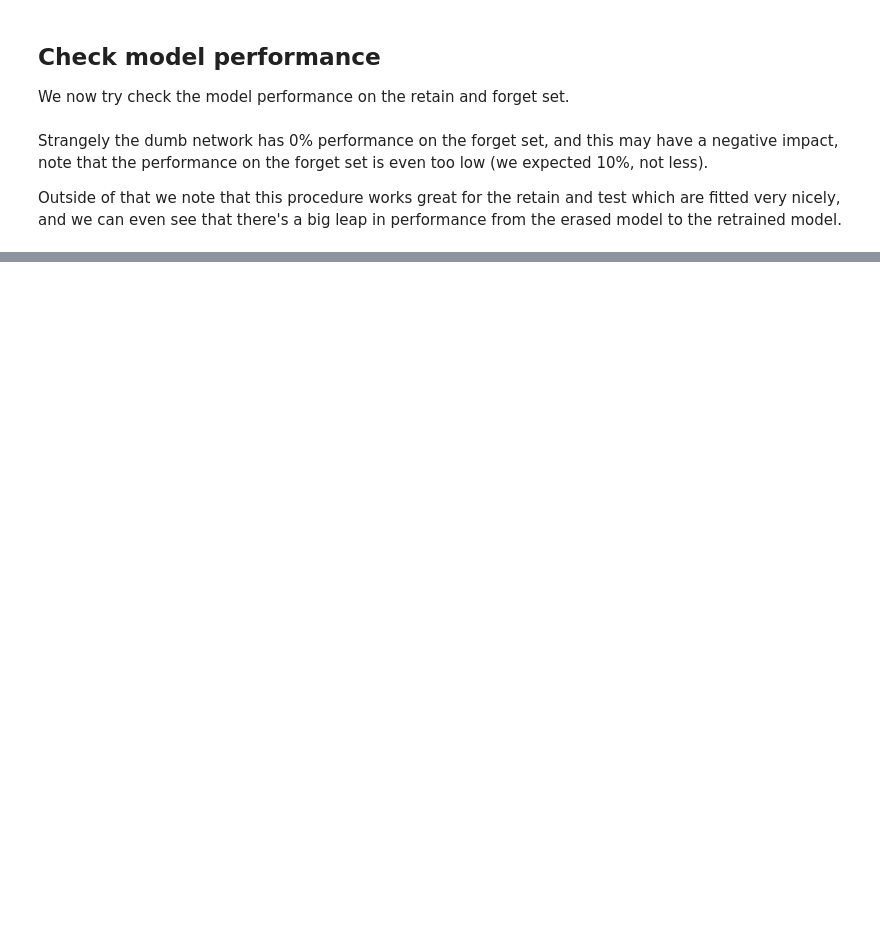
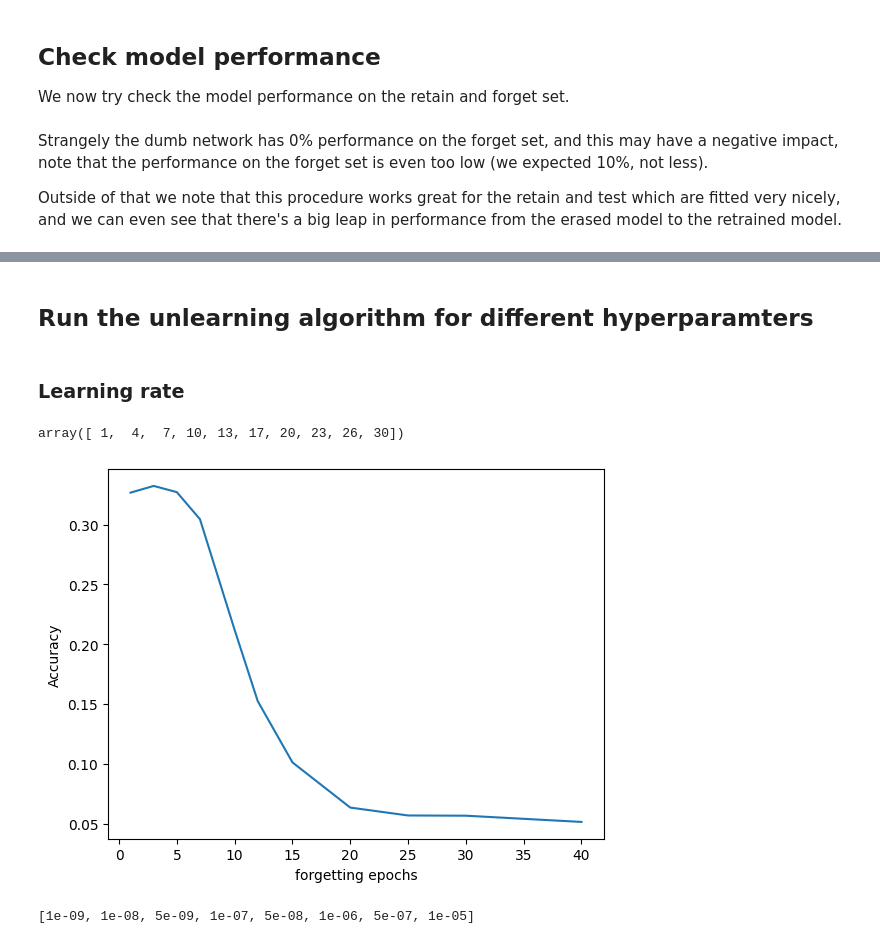
Before and after one commit to nem-42098/SL_Proj_Unlearning, a Jupyter notebook: Unlearn_test.ipynb, the cells around one changed output, grey strips where cells are left out. Drawn from its saved outputs; the diff is of its cells as text; code cells hidden in the pictures; blank space fills up the shorter version.

```diff
--- a/Unlearn_test.ipynb
+++ b/Unlearn_test.ipynb
@@ -145,9 +128,9 @@ test(ignorant, forget_dataloader)
 # %%
 from tools.Unlearner import Unlearner
 
-unlearner = Unlearner(model, lr = 1e-6, alpha=1)
+unlearner = Unlearner(model, lr = 1e-6, alpha=0.5)
 
-unlearn_model = unlearner.unlearn(retain_dataloader, forget_dataloader, forget_epochs=20)
+unlearn_model = unlearner.unlearn(retain_dataloader, forget_dataloader, forget_epochs=15)
 # %% [markdown]
 We can see that the unlearning process may need many epochs in the erasure phase to converge. We could also try to increase the learning rate for faster convergence.
 # %%
@@ -184,0 +174,32 @@ sns.heatmap(tb, annot = True, fmt='.2%')
+# %% [markdown]
+## Run the unlearning algorithm for different hyperparamters
+# %% [markdown]
+### Learning rate
+# %%
+from sklearn.model_selection import ParameterGrid
+grid = {'epochs':  [1,3,5,7,10,12,15,20, 25, 30, 40]}
+
+acc_forget = list()
+acc_retain = list()
+acc_test = list()
+
+for params in ParameterGrid(param_grid=grid):
+  unlearner = Unlearner(model, lr = 1e-6, alpha=0.5)
+
+  unlearn_model = unlearner.unlearn(retain_dataloader, forget_dataloader, forget_epochs=params['epochs'])
+
+  acc_forget.append(test(unlearn_model, forget_dataloader))
+  acc_retain.append(test(unlearn_model, retain_dataloader))
+  acc_test.append(test(unlearn_model, testloader))
+# %%
+np.linspace(1,30,10, dtype=np.int64)
+# %% [output]
+array([ 1,  4,  7, 10, 13, 17, 20, 23, 26, 30])
+# %%
+ax = sns.lineplot(x=grid['epochs'], y = acc_forget)
+
+ax.set(xlabel = 'forgetting epochs', ylabel = 'Accuracy')
+
+plt.show()
+# %% [output]
+[figure, added]
@@ -184,0 +222,4 @@ sns.heatmap(tb, annot = True, fmt='.2%')
+# %%
+list(grid['lr'])
+# %% [output]
+[1e-09, 1e-08, 5e-09, 1e-07, 5e-08, 1e-06, 5e-07, 1e-05]
```
Also changed, not shown: parts of 15 cells of this notebook.
